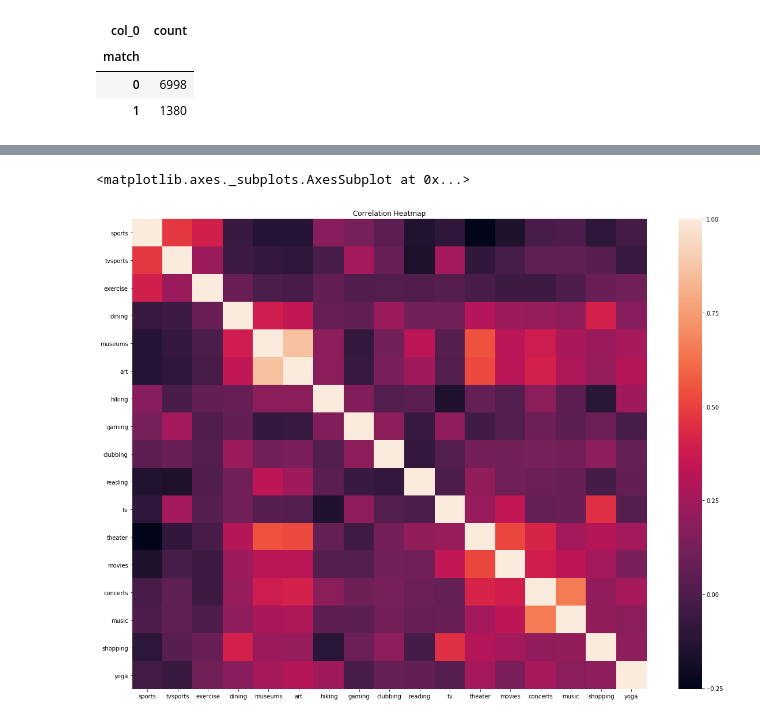
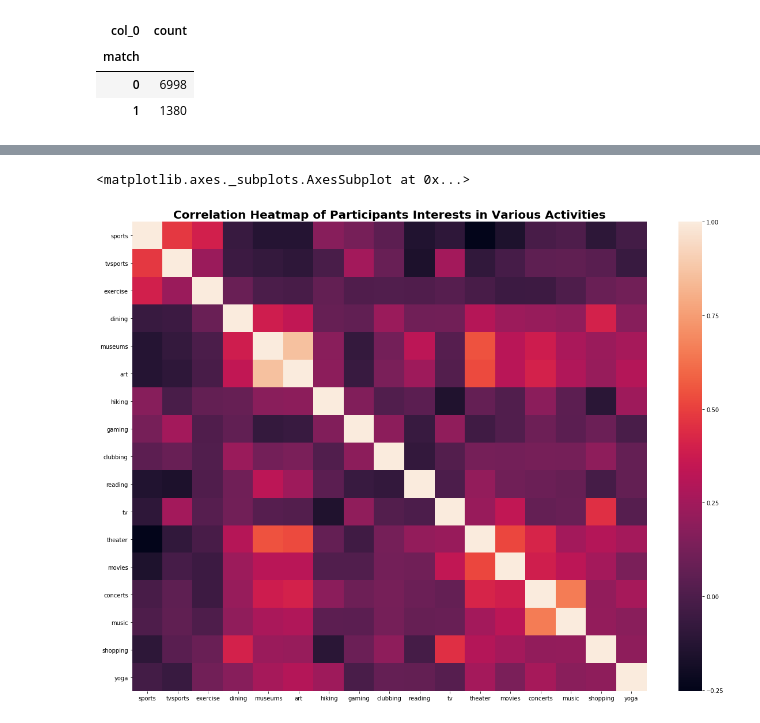
Before and after one commit to hans17larson/hans17larson.github.io, a Jupyter notebook: data/Speed Dating Analysis.ipynb, the cells around one changed output, grey strips where cells are left out. Cells and saved outputs as stored; diff of their text form; code cells hidden in the pictures.

```diff
--- a/data/Speed Dating Analysis.ipynb
+++ b/data/Speed Dating Analysis.ipynb
@@ -124,12 +53,12 @@ Text(0,0.5,'Average')
 # %%
 # heatmap
 plt.subplots(figsize=(20,15))
 ax = plt.axes()
-ax.set_title("Correlation Heatmap")
+ax.set_title("Correlation Heatmap of Participants Interests in Various Activities", fontsize=20, fontweight='bold')
 corr = interests.corr()
 sns.heatmap(corr,
             xticklabels=corr.columns.values,
             yticklabels=corr.columns.values)
 # %% [output]
 <matplotlib.axes._subplots.AxesSubplot at 0x...>
-[figure, old version]
+[figure, new version]
```
Also changed, not shown: parts of 38 cells of this notebook.
